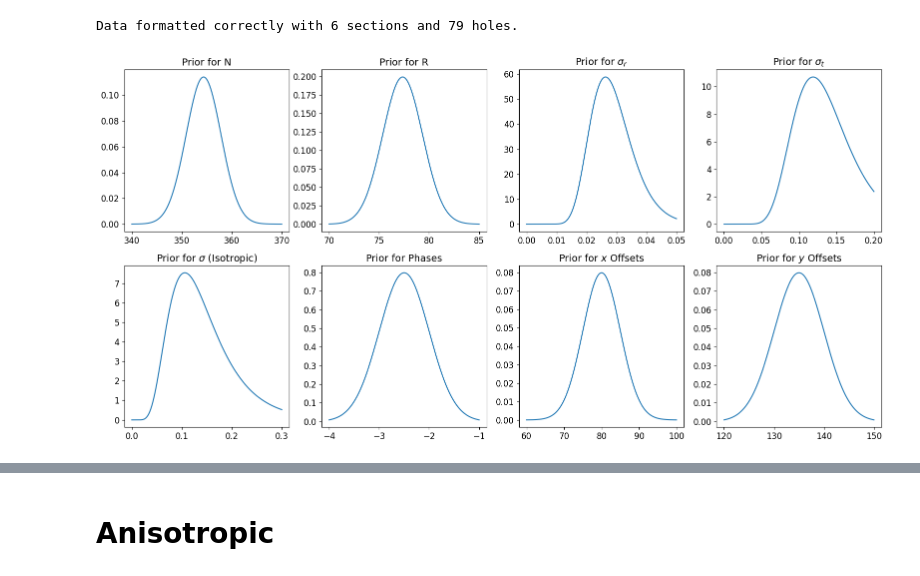
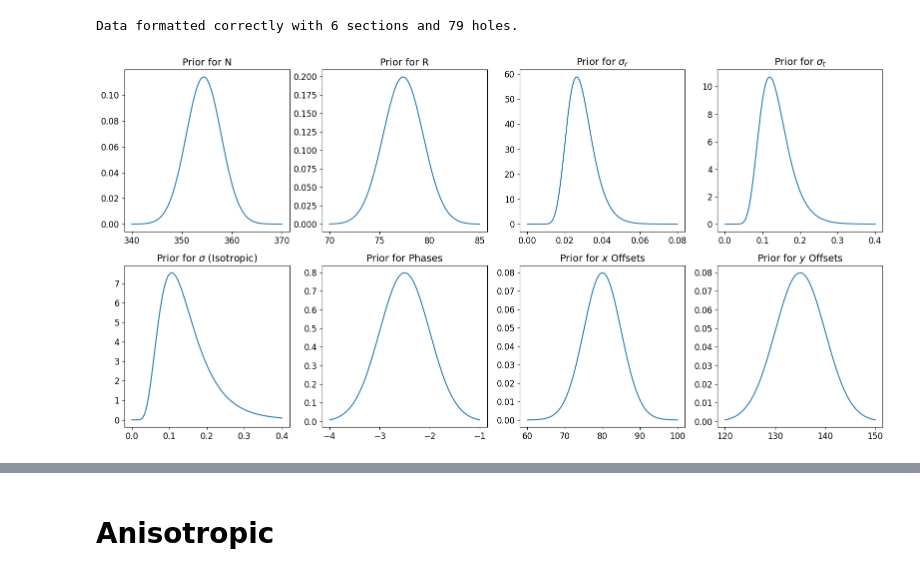
Before and after one commit to raunaq-rai/Antikythera_Mechanism_bayesian_analysis, a Jupyter notebook: main_notebook.ipynb, the cells around one changed output, grey strips where cells are left out. Saved outputs shown, nothing was run; the diff lists cells and outputs as text; code cells hidden in the pictures.

```diff
--- a/main_notebook.ipynb
+++ b/main_notebook.ipynb
@@ -1086,9 +1030,9 @@ from scipy.stats import norm, lognorm
 def plot_priors():
     x_N = np.linspace(340, 370, 1000)  # Range for N
     x_R = np.linspace(70, 85, 1000)   # Range for R
-    x_sigma_r = np.linspace(0.0, 0.05, 1000)  # Range for sigma_r
-    x_sigma_t = np.linspace(0.0, 0.2, 1000)   # Range for sigma_t
-    x_sigma_iso = np.linspace(0.0, 0.3, 1000) # Range for sigma_iso
+    x_sigma_r = np.linspace(0.0, 0.08, 1000)  # Range for sigma_r
+    x_sigma_t = np.linspace(0.0, 0.4, 1000)   # Range for sigma_t
+    x_sigma_iso = np.linspace(0.0, 0.4, 1000) # Range for sigma_iso
     x_phases = np.linspace(-4, -1, 1000)       # Range for phases
     x_x_offsets = np.linspace(60, 100, 1000)  # Range for x_offsets
     x_y_offsets = np.linspace(120, 150, 1000) # Range for y_offsets
@@ -1111,31 +1055,31 @@ def plot_priors():
     axes[2].tick_params(axis='both', which='major', labelsize=12)
 
     axes[3].plot(x_sigma_t, lognorm.pdf(x_sigma_t, 0.3, scale=np.exp(np.log(0.13))), label=r"$\sigma_t \sim \text{LogNormal}(\log(0.13), 0.3)$")
     axes[3].set_title("Prior for $\sigma_t$", fontsize=14)
     axes[3].tick_params(axis='both', which='major', labelsize=12)
 
     axes[4].plot(x_sigma_iso, lognorm.pdf(x_sigma_iso, 0.45, scale=np.exp(np.log(0.13))), label=r"$\sigma \sim \text{LogNormal}(\log(0.13), 0.45)$")
     axes[4].set_title("Prior for $\sigma$ (Isotropic)", fontsize=14)
     axes[4].tick_params(axis='both', which='major', labelsize=12)
 
     axes[5].plot(x_phases, norm.pdf(x_phases, -2.5, 0.5), label=r"$\phi \sim \mathcal{N}(-2.5, 0.5)$")
     axes[5].set_title("Prior for Phases", fontsize=14)
     axes[5].tick_params(axis='both', which='major', labelsize=12)
 
     axes[6].plot(x_x_offsets, norm.pdf(x_x_offsets, 80, 5), label=r"$x \sim \mathcal{N}(80, 5)$")
     axes[6].set_title("Prior for $x$ Offsets", fontsize=14)
     axes[6].tick_params(axis='both', which='major', labelsize=12)
 
     axes[7].plot(x_y_offsets, norm.pdf(x_y_offsets, 135, 5), label=r"$y \sim \mathcal{N}(135, 5)$")
     axes[7].set_title("Prior for $y$ Offsets", fontsize=14)
     axes[7].tick_params(axis='both', which='major', labelsize=12)
 
     # Adjust layout
     plt.tight_layout()
     plt.savefig('priors.png', dpi=300, bbox_inches='tight')
     plt.show()
 
 # Call the function to plot
 plot_priors()
 # %% [output]
-[figure, old version]
+[figure, new version]
```
Also changed, not shown: parts of 24 cells of this notebook, 14 other files.
